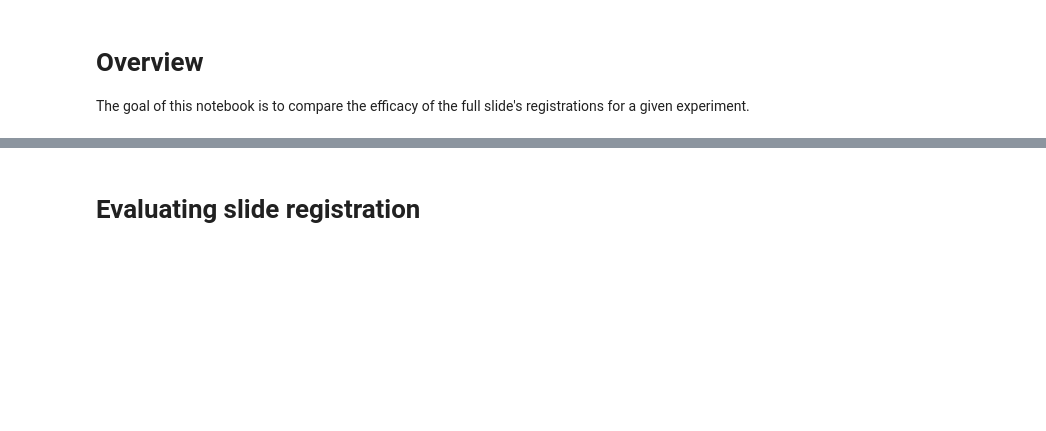
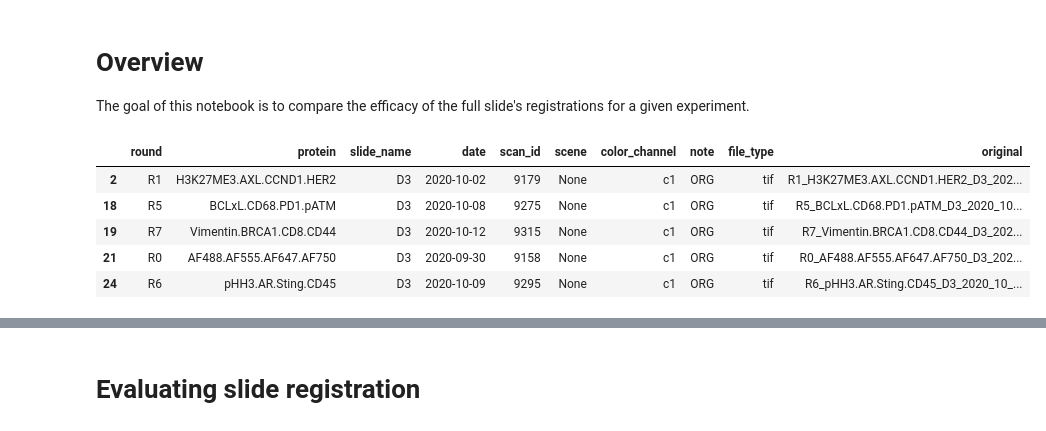
Before and after one commit to nathanieljevans/cyclicIF_registration, a Jupyter notebook: full_slide_registration_evaluation.ipynb, the cells around one changed output, grey strips where cells are left out. Saved outputs shown, nothing was run; the diff lists cells and outputs as text; code cells hidden in the pictures; blank space fills up the shorter version.

```diff
--- a/full_slide_registration_evaluation.ipynb
+++ b/full_slide_registration_evaluation.ipynb
@@ -36,12 +31,25 @@ args = args()
+# %%
+# These must be adjusted to your specific experiment
+unreg_path    = '/mnt/z/Marilyne/Axioscan/6-Dhivya/split/No_Scene/'
+reg_path      = './registered_imgs/'
+slide_name    = 'D3'
+scene_name    = 'None'
 # %%
-img_file_names = [x for x in os.listdir(args.input[0]) if x[-4:] == '.tif']
+img_file_names = [x for x in os.listdir(reg_path) if x[-4:] == '.tif']
 parsed_names = pd.DataFrame([parse_file_name(x) for x in img_file_names])
 
 # filter to slide/scene
-parsed_names = parsed_names[lambda x: (x.slide_name == args.slide[0]) & (x.scene == args.scene[0])]
+parsed_names = parsed_names[lambda x: (x.slide_name == slide_name) & (x.scene == scene_name)]
 
 # grab only the dapi channel
 parsed_names = parsed_names[lambda x: x.color_channel == 'c1']
 
 parsed_names.head()
+# %% [output]
+|  | round | protein | slide_name | date | scan_id | scene | color_channel | note | file_type | original |
+| 2 | R1 | H3K27ME3.AXL.CCND1.HER2 | D3 | 2020-10-02 | 9179 | None | c1 | ORG | tif | R1_H3K27ME3.AXL.CCND1.HER2_D3_202... |
+| 18 | R5 | BCLxL.CD68.PD1.pATM | D3 | 2020-10-08 | 9275 | None | c1 | ORG | tif | R5_BCLxL.CD68.PD1.pATM_D3_2020_10... |
+| 19 | R7 | Vimentin.BRCA1.CD8.CD44 | D3 | 2020-10-12 | 9315 | None | c1 | ORG | tif | R7_Vimentin.BRCA1.CD8.CD44_D3_202... |
+| 21 | R0 | AF488.AF555.AF647.AF750 | D3 | 2020-09-30 | 9158 | None | c1 | ORG | tif | R0_AF488.AF555.AF647.AF750_D3_202... |
+| 24 | R6 | pHH3.AR.Sting.CD45 | D3 | 2020-10-09 | 9295 | None | c1 | ORG | tif | R6_pHH3.AR.Sting.CD45_D3_2020_10_... |
 # %%
```
Also changed, not shown: parts of 17 cells of this notebook, 8 other files.
